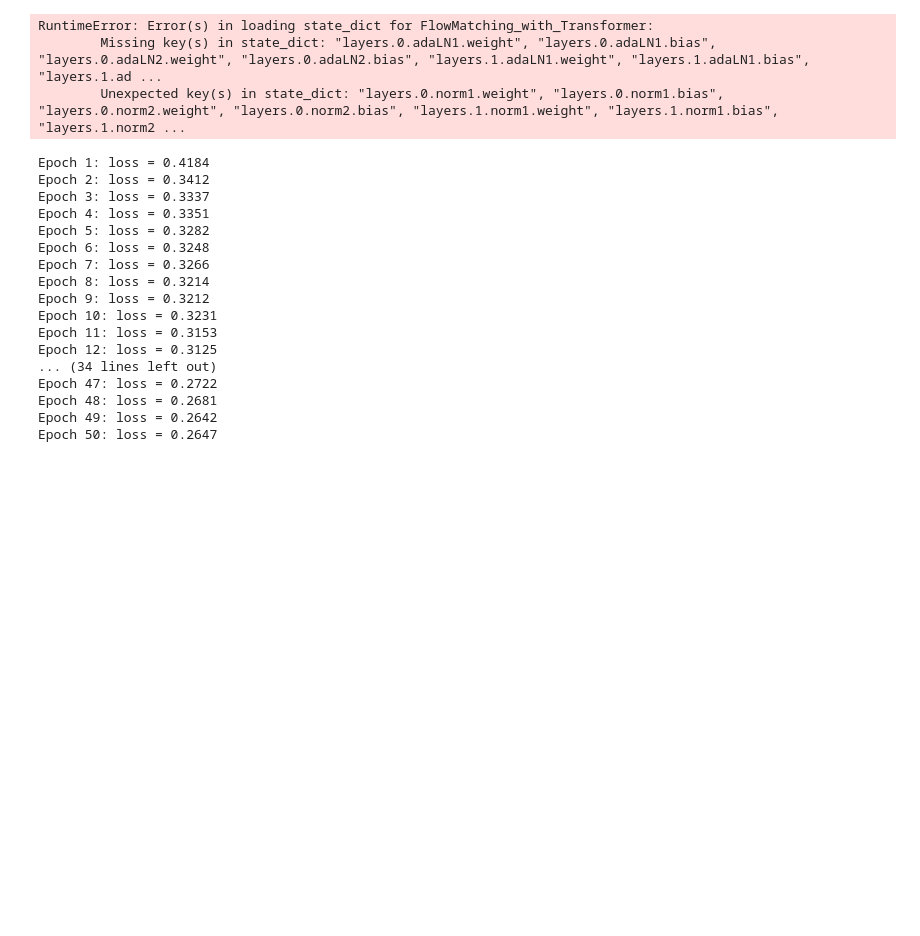
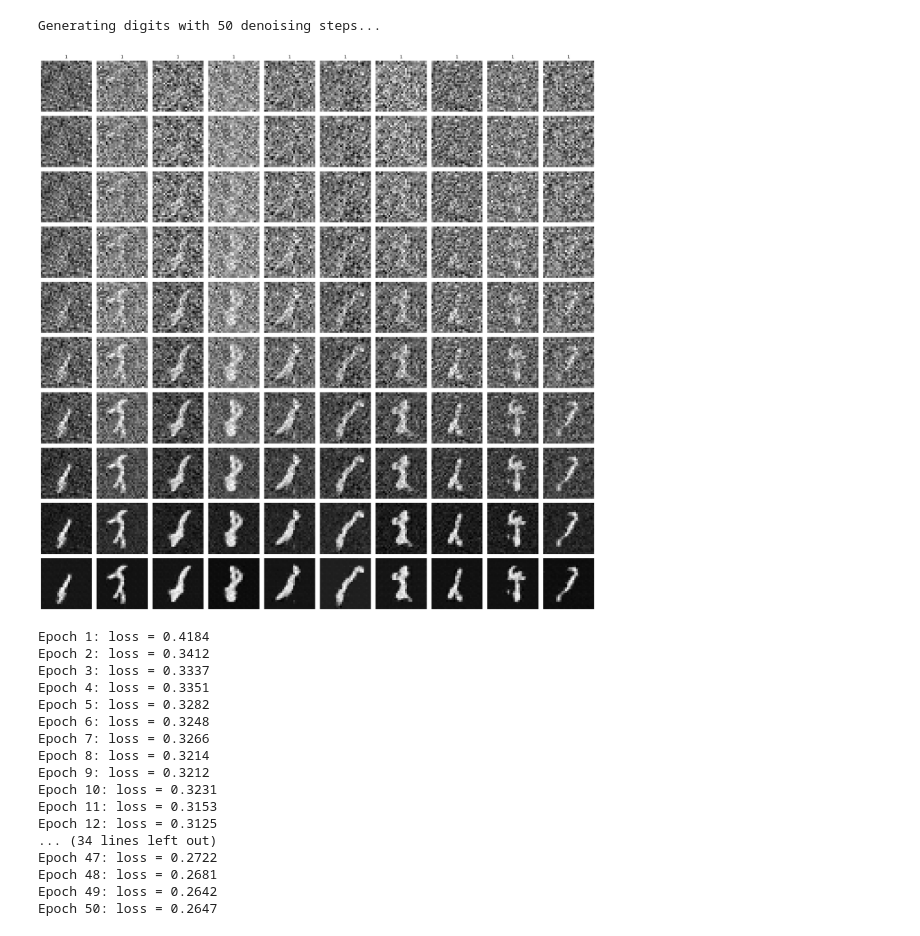
Before and after one commit to leoposc/lerobot-smolvla, a Jupyter notebook: flow-matching-tutorial/testlab.ipynb, the cells around one changed output. Cells and saved outputs as stored; diff of their text form; code cells hidden in the pictures; blank space fills up the shorter version.

```diff
--- a/flow-matching-tutorial/testlab.ipynb
+++ b/flow-matching-tutorial/testlab.ipynb
@@ -86,33 +47,36 @@ def load_model(model, name_suffix="") -> nn.Module:
 # %%
 match config["mode"]:
     case Mode.CNN:
-        model = FlowMatching().to(device)
+        model = FlowMatching().to(config["device"])
     case Mode.BasicTransformer:
-        model = FlowMatching_with_Transformer().to(device)
+        model = FlowMatching_with_Transformer(config=config).to(config["device"])
 
-model = load_model(model, name_suffix="10_000_basemodel_with_ROPE_and_OT")
+model = load_model(model, name_suffix="10_000_basemodel_with_ROPE_and_OT", config=config)
 
 initial_state = {
     name: param.detach().clone()
     for name, param in model.named_parameters()
 }
 
 # print the numbers from the initial state to verify that the model has been loaded correctly
-generate(model, torch.arange(10, device=device), config=config)
 
-# loader = create_loader()
-# train(model, loader)
-# save_model(model, name_suffix="70_basemodel_v2")
+loader = create_loader(config=config)
+# train(model, loader, config=config)
+# save_model(model, name_suffix="10_000_basemodel_with_ROPE_and_OT_100TE", config=config)
+# model = load_model(model, name_suffix="10_000_basemodel_with_ROPE_and_OT_100TE", config=config)
+digits = torch.arange(10, device=config["device"])
+# change all digits to 0 to see if the model can generate the same digit multiple times
+digits = torch.zeros_like(digits)
+_ = generate(model, torch.arange(10, device=config["device"]), config=config)
 
 # model = load_model(model, name_suffix="70_basemodel_v2")
 
-# show_all_digits(model)
+# show_all_digits(model, generate, config=config)
 
 # visualize_params(model.named_parameters(), initial_state_dict=initial_state)
 # %% [output]
-RuntimeError: Error(s) in loading state_dict for FlowMatching_with_Transformer:
-        Missing key(s) in state_dict: "layers.0.adaLN1.weight", "layers.0.adaLN1.bias", "layers.0.adaLN2.weight", "layers.0.adaLN2.bias", "layers.1.adaLN1.weight", "layers.1.adaLN1.bias", "layers.1.ad ...
-        Unexpected key(s) in state_dict: "layers.0.norm1.weight", "layers.0.norm1.bias", "layers.0.norm2.weight", "layers.0.norm2.bias", "layers.1.norm1.weight", "layers.1.norm1.bias", "layers.1.norm2 ...
+Generating digits with 50 denoising steps...
+[figure, added]
 # %%
 # train for another 50 epochs
 save_model(model, name_suffix="10_000_basemodel_v2")
```
Also changed, not shown: parts of 11 cells of this notebook, 2 other files.
